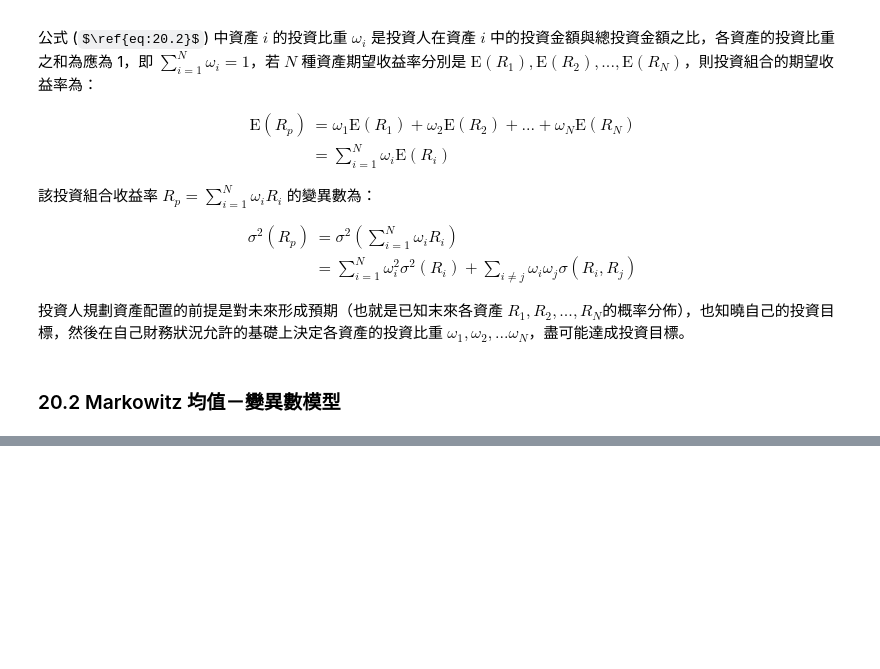
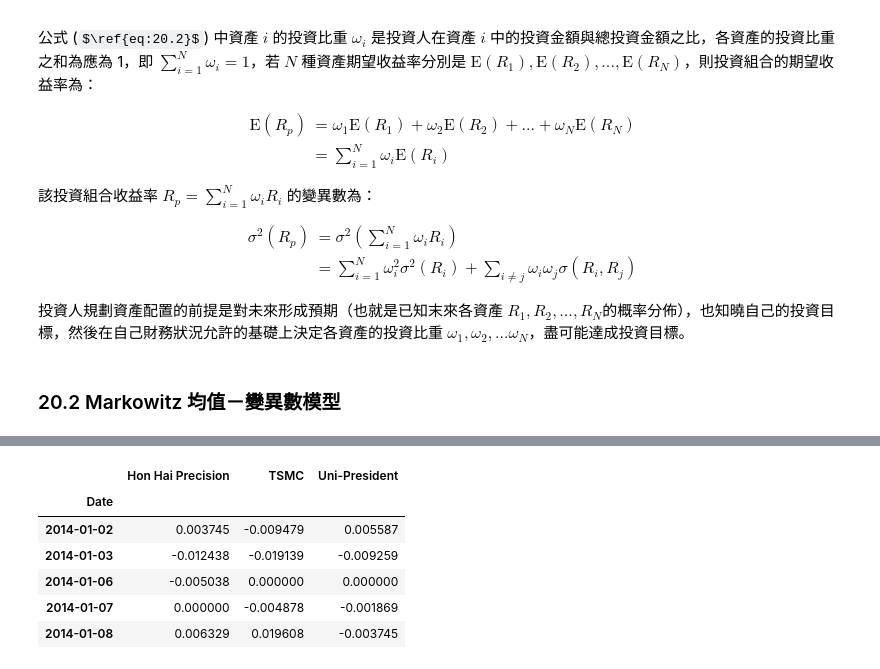
Before and after one commit to okluda/finpy_practice, a Jupyter notebook: ch_20.ipynb, the cells around one changed output, grey strips where cells are left out. Saved outputs shown, nothing was run; the diff lists cells and outputs as text; code cells hidden in the pictures; some formulas as TeX source; blank space fills up the shorter version.

```diff
--- a/ch_20.ipynb
+++ b/ch_20.ipynb
@@ -335,0 +384,15 @@ $$\omega^\ast=a+b\overline{R}_p$$
+# %%
+# 讀取資料
+import pandas as pd
+retData=pd.read_csv('.\\PythonBook_code_data\\part3\\020\\retdata.csv',sep='\t',index_col='Date')
+retData.index=pd.to_datetime(retData.index)
+retData=retData*0.01
+retData.head()
+# %% [output]
+|  | Hon Hai Precision | TSMC | Uni-President |
+| Date |  |  |  |
+| 2014-01-02 | 0.003745 | -0.009479 | 0.005587 |
+| 2014-01-03 | -0.012438 | -0.019139 | -0.009259 |
+| 2014-01-06 | -0.005038 | 0.000000 | 0.000000 |
+| 2014-01-07 | 0.000000 | -0.004878 | -0.001869 |
+| 2014-01-08 | 0.006329 | 0.019608 | -0.003745 |
```
Also changed, not shown: parts of 16 cells of this notebook.
